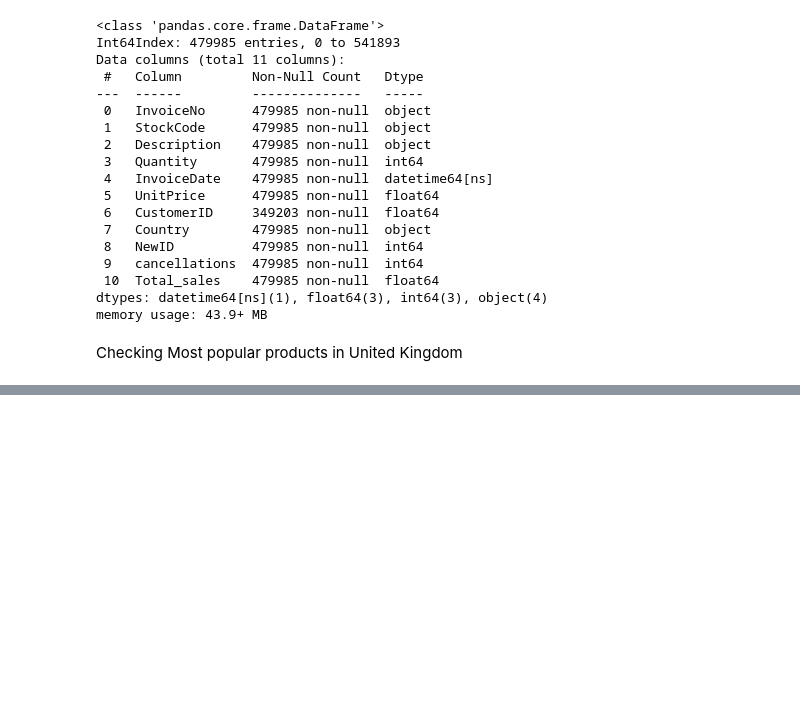
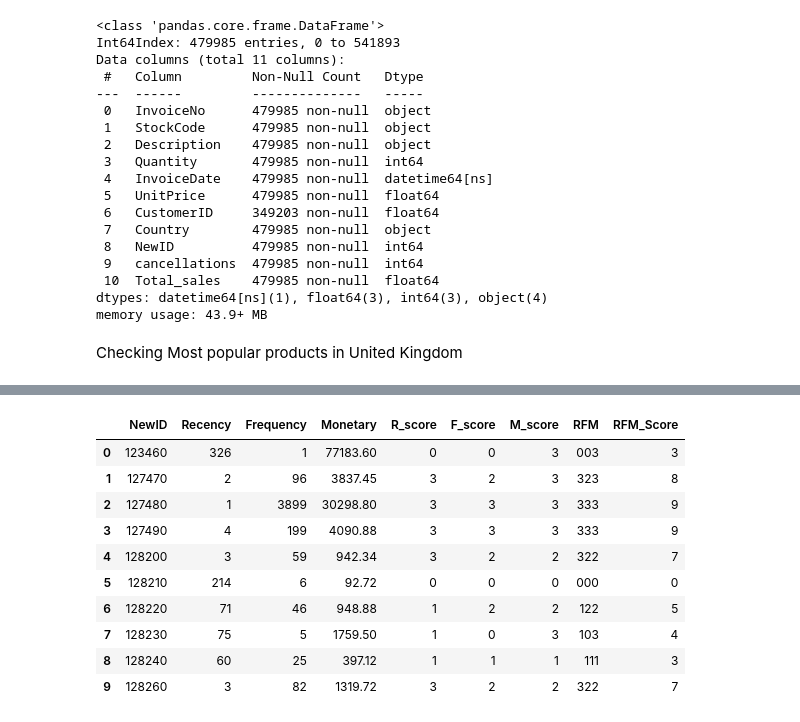
Before and after one commit to tnatani/Online-Retail-Customer-Segmentation, a Jupyter notebook: Copy_of_Online_Retail_Customer_Segmentation_Capstone_Project.ipynb, the cells around one changed output, grey strips where cells are left out. Cells and saved outputs as stored; diff of their text form; code cells hidden in the pictures; blank space fills up the shorter version.

```diff
--- a/Copy_of_Online_Retail_Customer_Segmentation_Capstone_Project.ipynb
+++ b/Copy_of_Online_Retail_Customer_Segmentation_Capstone_Project.ipynb
@@ -330,0 +413,29 @@ Checking Most popular products in United Kingdom
+# %%
+### Getting individual RFM scores by using quantiles for each of the columns
+data_rfm['R_score'] = pd.qcut(data_rfm['Recency'], 4, labels=False)
+data_rfm['F_score'] = pd.qcut(data_rfm['Frequency'], 4, labels=False)
+data_rfm['M_score'] = pd.qcut(data_rfm['Monetary'], 4, labels=False)
+
+### Since a low Recency score means recent transactions and good customer, changine quantile values
+### so that low values rank highest ans vice versa
+data_rfm['R_score'] = 3 - data_rfm['R_score']
+
+data_rfm['RFM'] = data_rfm.R_score.map(str) \
+                            + data_rfm.F_score.map(str) \
+                            + data_rfm.M_score.map(str)
+
+### Calculating Final RFM score
+data_rfm["RFM_Score"] = data_rfm['R_score'] + data_rfm['F_score'] + data_rfm['M_score']
+data_rfm.head(10)
+# %% [output]
+|  | NewID | Recency | Frequency | Monetary | R_score | F_score | M_score | RFM | RFM_Score |
+| 0 | 123460 | 326 | 1 | 77183.60 | 0 | 0 | 3 | 003 | 3 |
+| 1 | 127470 | 2 | 96 | 3837.45 | 3 | 2 | 3 | 323 | 8 |
+| 2 | 127480 | 1 | 3899 | 30298.80 | 3 | 3 | 3 | 333 | 9 |
+| 3 | 127490 | 4 | 199 | 4090.88 | 3 | 3 | 3 | 333 | 9 |
+| 4 | 128200 | 3 | 59 | 942.34 | 3 | 2 | 2 | 322 | 7 |
+| 5 | 128210 | 214 | 6 | 92.72 | 0 | 0 | 0 | 000 | 0 |
+| 6 | 128220 | 71 | 46 | 948.88 | 1 | 2 | 2 | 122 | 5 |
+| 7 | 128230 | 75 | 5 | 1759.50 | 1 | 0 | 3 | 103 | 4 |
+| 8 | 128240 | 60 | 25 | 397.12 | 1 | 1 | 1 | 111 | 3 |
+| 9 | 128260 | 3 | 82 | 1319.72 | 3 | 2 | 2 | 322 | 7 |
```
Also changed, not shown: parts of 19 cells of this notebook.
